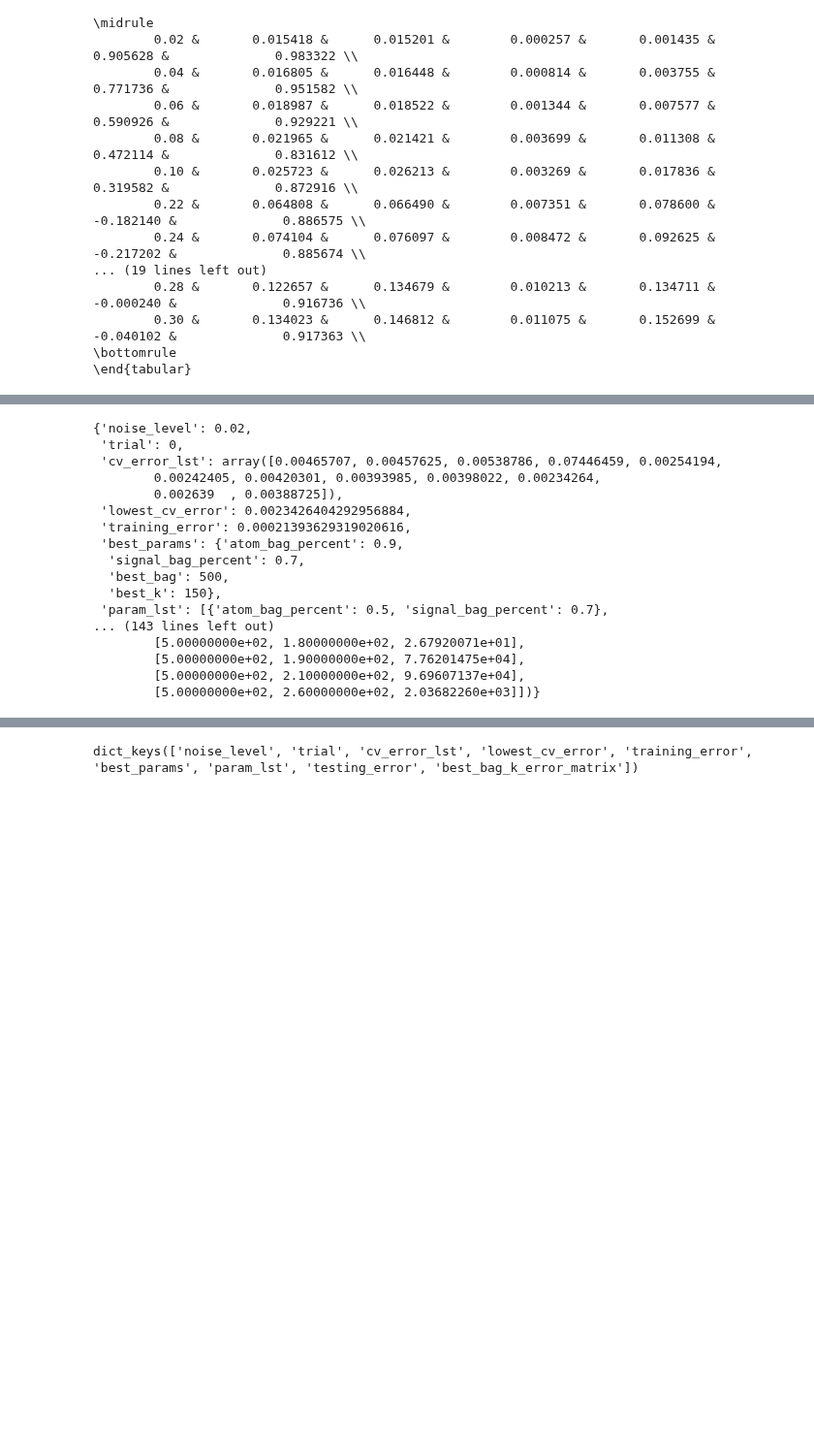
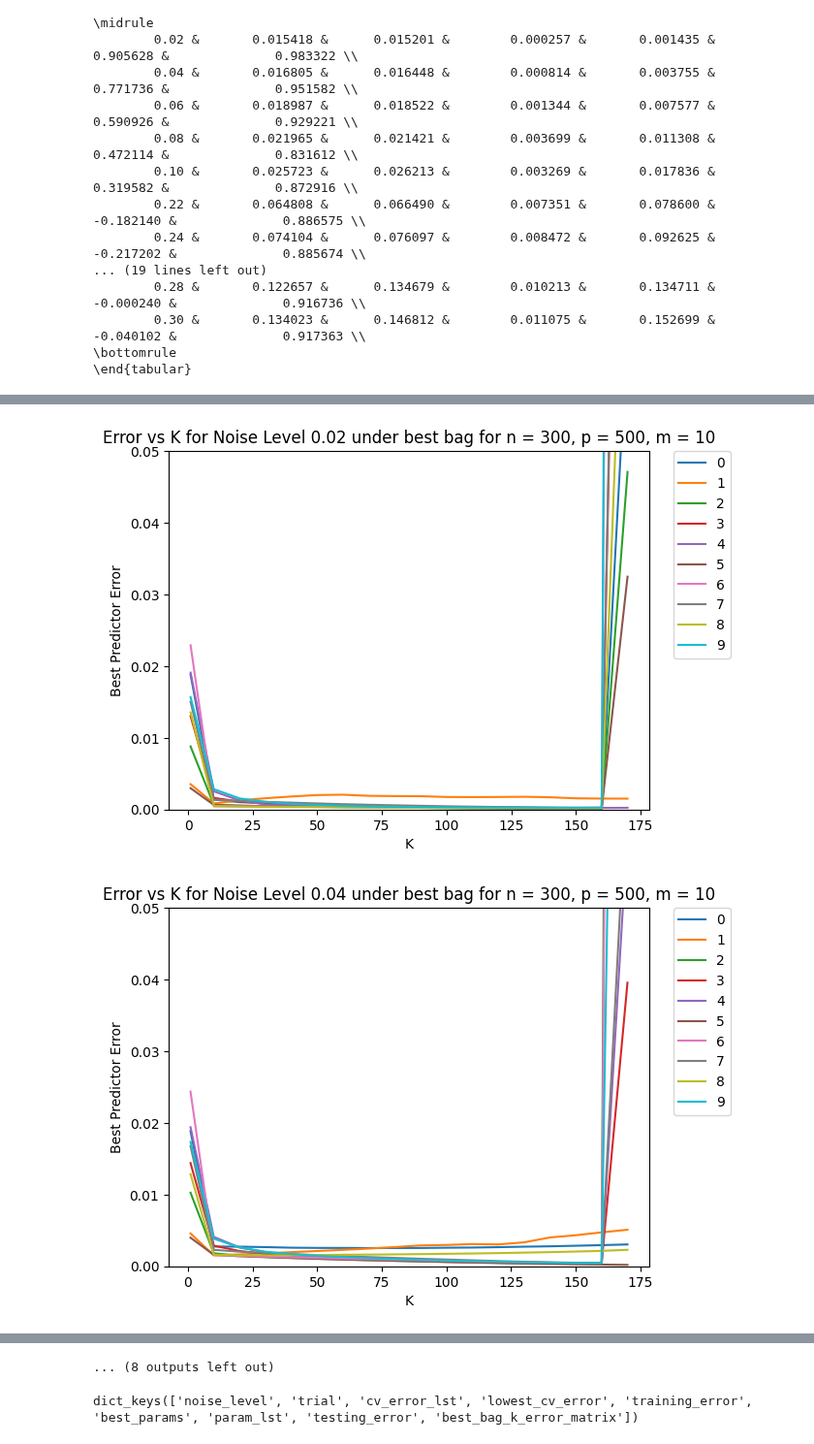
Before and after one commit to sleepysunny311/Projection_Pursuit_Summer, a Jupyter notebook: task8/Result_Analysis.ipynb, the cells around one changed output, grey strips where cells are left out. Shown at 97% size. Saved outputs shown, nothing was run; the diff lists cells and outputs as text; code cells hidden in the pictures; blank space fills up the shorter version.

Commit message:
Figures created for all simulations

```diff
--- a/task8/Result_Analysis.ipynb
+++ b/task8/Result_Analysis.ipynb
@@ -139,10 +140,3 @@ m = 10
         0.30 &       0.134023 &      0.146812 &        0.011075 &       0.152699 &            -0.040102 &              0.917363 \\
 \bottomrule
 \end{tabular}
-# %%
-OMP_logs = glob.glob('outputs/0719/OMP*.pkl')
-BOMP_logs = glob.glob('outputs/0719/BOMP*.pkl')
-temp_BOMP_log = BOMP_logs[0]
-with open(temp_BOMP_log, 'rb') as f:
-    single_npm = pkl.load(f)[0]
-single_npm_logs = single_npm['log']
@@ -215 +183,16 @@ total_K_error_under_best_bag
+# %%
+def create_viz_dir(viz_dir, erase_flag=False):
+    if not os.path.exists(viz_dir):
+        os.makedirs(viz_dir)
+    date_str = datetime.now().strftime("%m%d")
+
+    viz_dir = os.path.join(viz_dir, date_str)
+    if erase_flag:
+        try:
+            shutil.rmtree(viz_dir)
+        except:
+            pass
+    if not os.path.exists(viz_dir):
+        os.makedirs(viz_dir)
+    return viz_dir
 # %%
@@ -257,20 +229,7 @@ for noise_level in noise_levels:
-# %%
-temp_single_npm_log
-# %% [output]
-{'noise_level': 0.02,
- 'trial': 0,
- 'cv_error_lst': array([0.00465707, 0.00457625, 0.00538786, 0.07446459, 0.00254194,
-        0.00242405, 0.00420301, 0.00393985, 0.00398022, 0.00234264,
-        0.002639  , 0.00388725]),
- 'lowest_cv_error': 0.0023426404292956884,
- 'training_error': 0.00021393629319020616,
- 'best_params': {'atom_bag_percent': 0.9,
-  'signal_bag_percent': 0.7,
-  'best_bag': 500,
-  'best_k': 150},
- 'param_lst': [{'atom_bag_percent': 0.5, 'signal_bag_percent': 0.7},
-... (143 lines left out)
-        [5.00000000e+02, 1.80000000e+02, 2.67920071e+01],
-        [5.00000000e+02, 1.90000000e+02, 7.76201475e+04],
-        [5.00000000e+02, 2.10000000e+02, 9.69607137e+04],
-        [5.00000000e+02, 2.60000000e+02, 2.03682260e+03]])}
+# %%
+viz_dir = create_viz_dir('viz', erase_flag=True)
+for list_of_K_error_under_best_bag_grouped in lists_of_K_error_under_best_bag_grouped:
+    viz_for_k_under_best_bag(list_of_K_error_under_best_bag_grouped,viz_dir)
+# %% [output]
+[figure, added]
+[figure, added]
@@ -277,3 +246,4 @@ temp_single_npm_log
+... (8 outputs left out)
 # %%
 temp_single_npm_log.keys()
 # %% [output]
```
Also changed, not shown: parts of 9 cells of this notebook, 25 other files.
